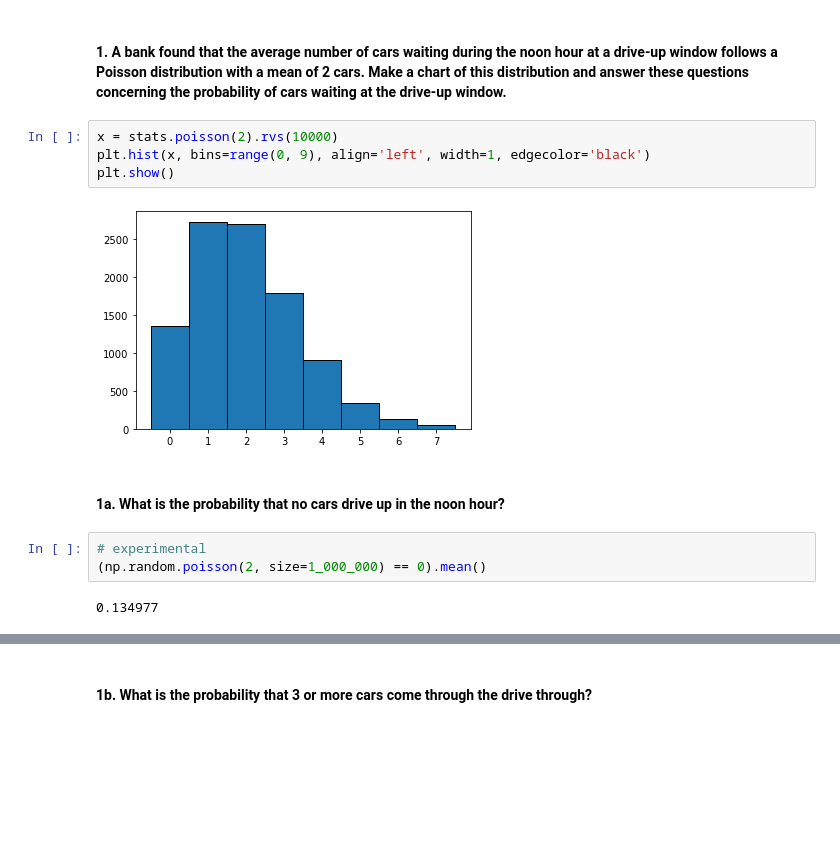
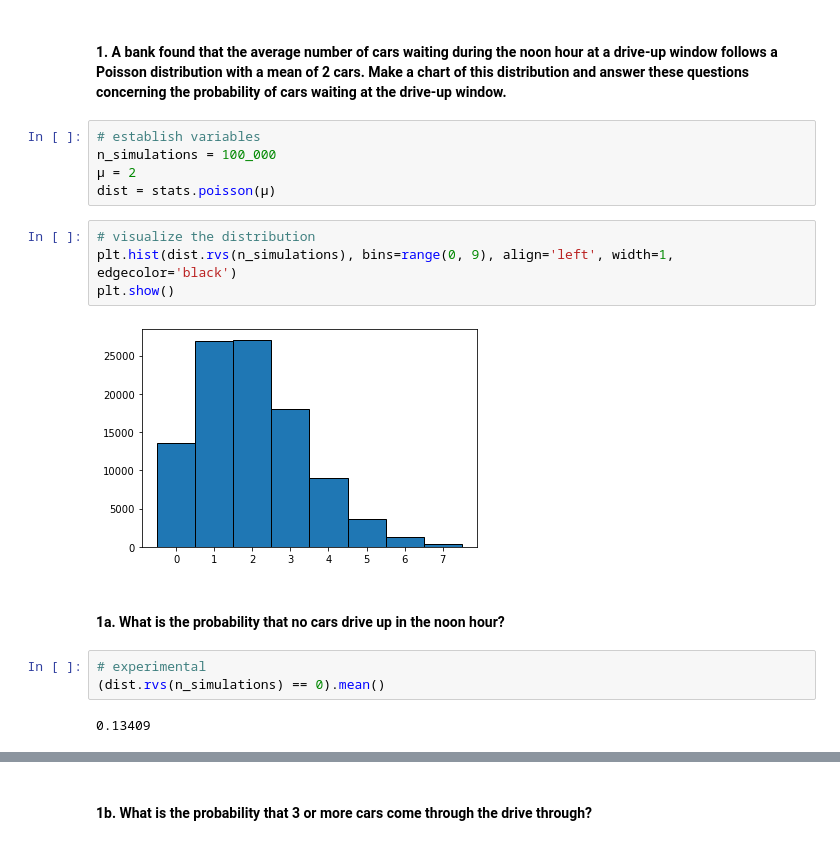
Before and after one commit to bensmith07/statistics-exercises, a Jupyter notebook: probability_distributions.ipynb, the cells around one changed output, grey strips where cells are left out. Drawn from its saved outputs; the diff is of its cells as text; blank space fills up the shorter version.

```diff
--- a/probability_distributions.ipynb
+++ b/probability_distributions.ipynb
@@ -7,18 +7,23 @@ from scipy import stats
 np.random.seed(123)
 # %% [markdown]
 #### 1. A bank found that the average number of cars waiting during the noon hour at a drive-up window follows a Poisson distribution with a mean of 2 cars. Make a chart of this distribution and answer these questions concerning the probability of cars waiting at the drive-up window.
+# %%
+# establish variables
+n_simulations = 100_000
+µ = 2
+dist = stats.poisson(µ)
 # %%
-x = stats.poisson(2).rvs(10000)
-plt.hist(x, bins=range(0, 9), align='left', width=1, edgecolor='black')
+# visualize the distribution
+plt.hist(dist.rvs(n_simulations), bins=range(0, 9), align='left', width=1, edgecolor='black')
 plt.show()
 # %% [output]
-[figure, old version]
+[figure, new version]
 # %% [markdown]
 #### 1a. What is the probability that no cars drive up in the noon hour?
-# %%
-# experimental
-(np.random.poisson(2, size=1_000_000) == 0).mean()
-# %% [output]
-0.134977
+# %%
+# experimental
+(dist.rvs(n_simulations) == 0).mean()
+# %% [output]
+0.13409
 # %%
 # theoretical
```
Also changed, not shown: parts of 65 cells of this notebook.
